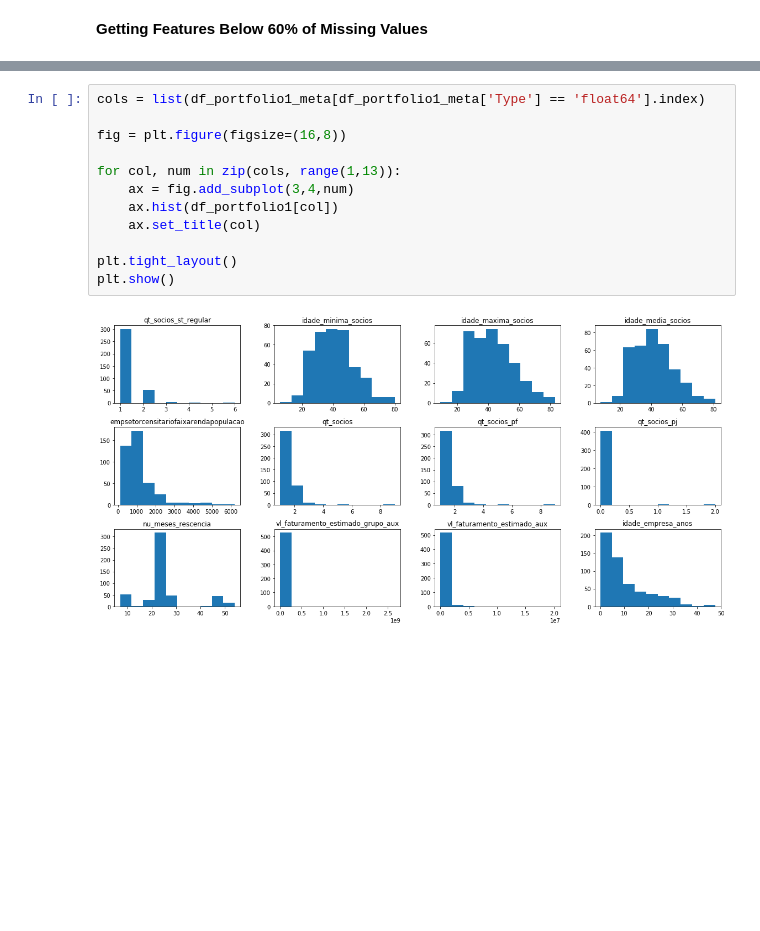
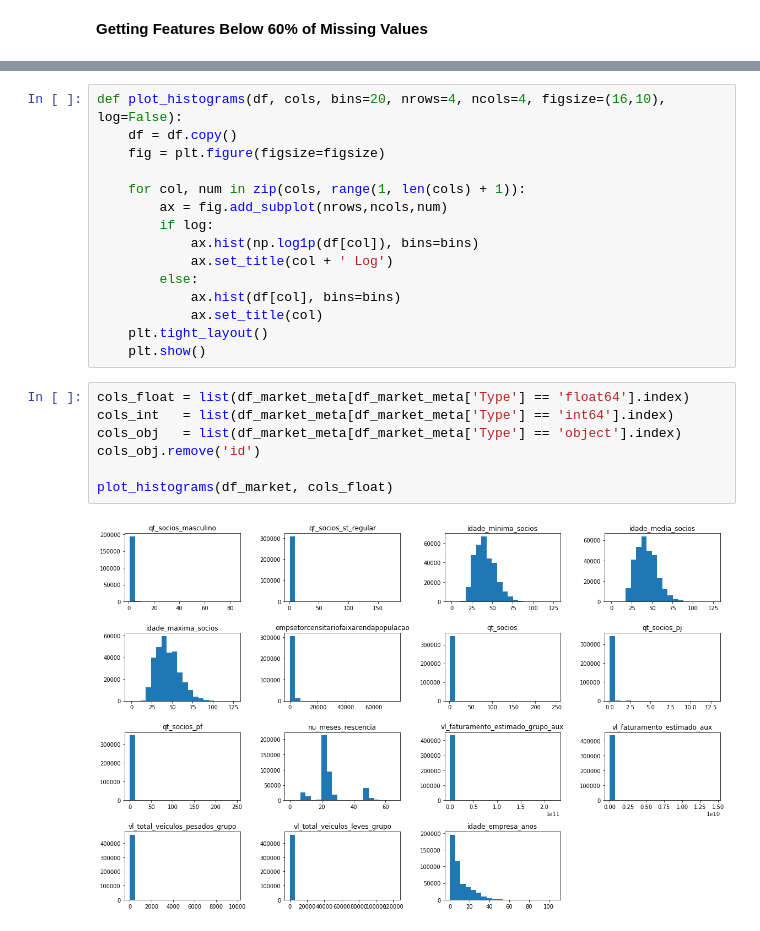
Before and after one commit to codenation-dev/squad-6-ad-data-science-1, a Jupyter notebook: analysis/1 - EDA.ipynb, the cells around one changed output, grey strips where cells are left out. Cells and saved outputs as stored; diff of their text form; blank space fills up the shorter version.

Commit message:
Created histograms for analysis

```diff
--- a/analysis/1 - EDA.ipynb
+++ b/analysis/1 - EDA.ipynb
@@ -81,14 +84,24 @@ len(list(df_portfolio1_meta[df_portfolio1_meta['Type'] == 'float64'].index))
 # %%
-cols = list(df_portfolio1_meta[df_portfolio1_meta['Type'] == 'float64'].index)
+def plot_histograms(df, cols, bins=20, nrows=4, ncols=4, figsize=(16,10), log=False):
+    df = df.copy()
+    fig = plt.figure(figsize=figsize)
 
-fig = plt.figure(figsize=(16,8))
-
-for col, num in zip(cols, range(1,13)):
-    ax = fig.add_subplot(3,4,num)
-    ax.hist(df_portfolio1[col])
-    ax.set_title(col)
-
-plt.tight_layout()
-plt.show()
+    for col, num in zip(cols, range(1, len(cols) + 1)):
+        ax = fig.add_subplot(nrows,ncols,num)
+        if log:
+            ax.hist(np.log1p(df[col]), bins=bins)
+            ax.set_title(col + ' Log')
+        else:
+            ax.hist(df[col], bins=bins)
+            ax.set_title(col)
+    plt.tight_layout()
+    plt.show()
-# %% [output]
-[figure, removed]
+# %%
+cols_float = list(df_market_meta[df_market_meta['Type'] == 'float64'].index)
+cols_int   = list(df_market_meta[df_market_meta['Type'] == 'int64'].index)
+cols_obj   = list(df_market_meta[df_market_meta['Type'] == 'object'].index)
+cols_obj.remove('id')
+
+plot_histograms(df_market, cols_float)
+# %% [output]
+[figure, added]
```
Also changed, not shown: parts of 16 cells of this notebook.
